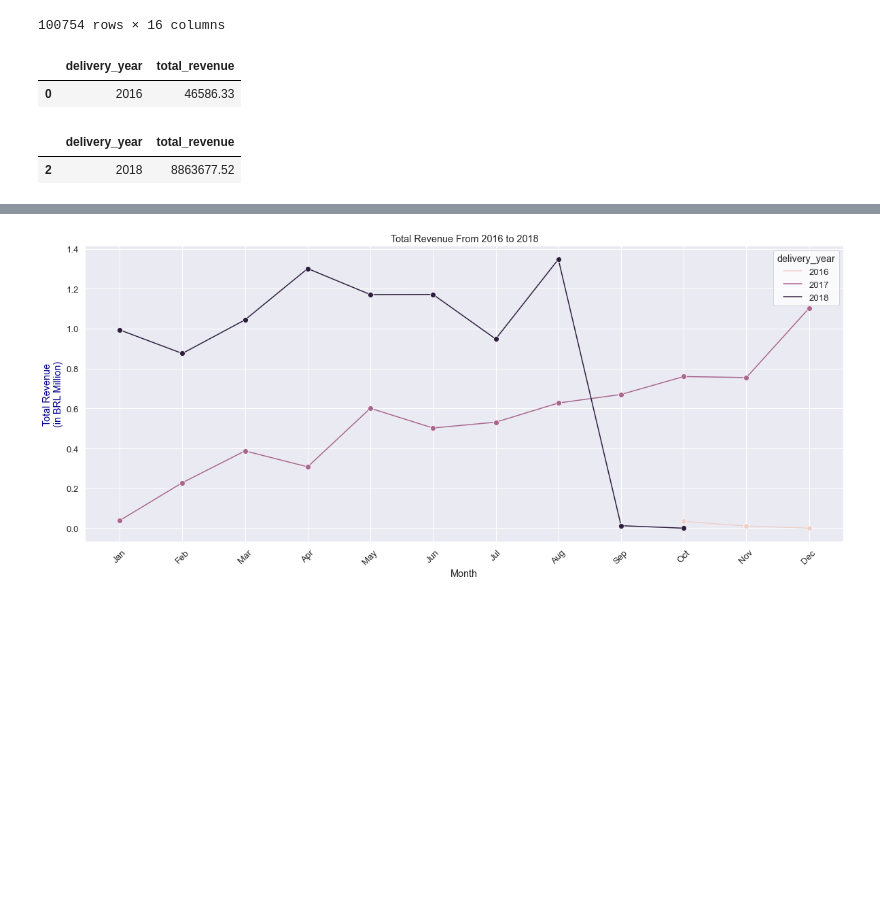
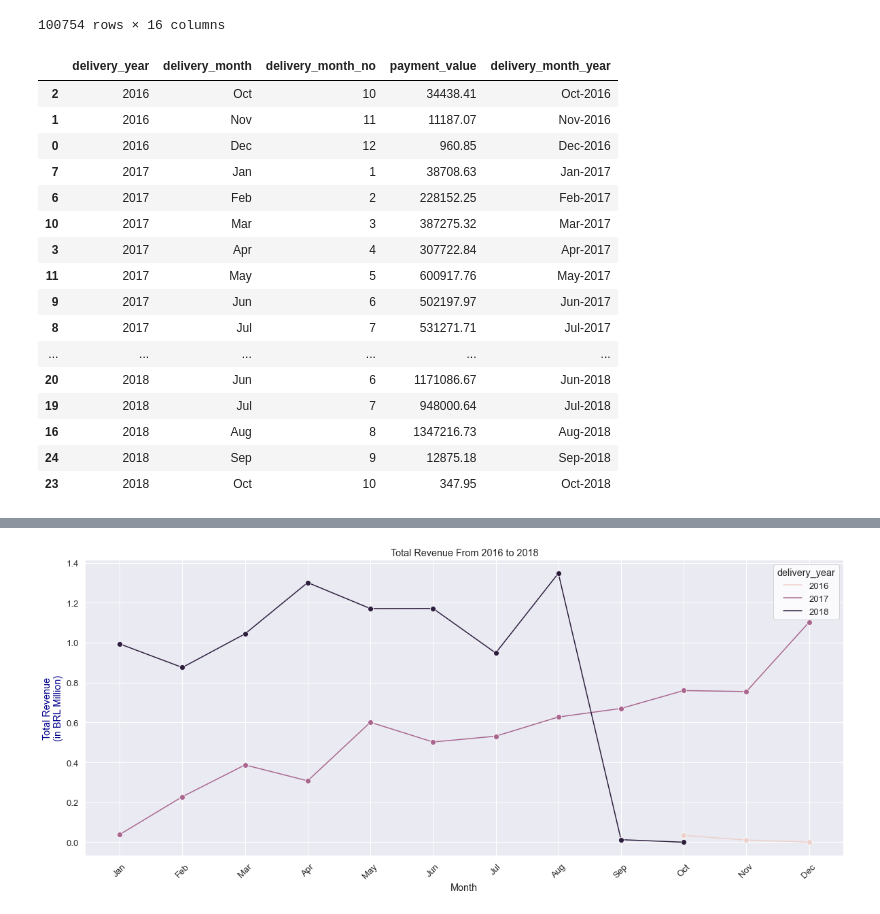
Before and after one commit to fihashim/olist-eda, a Jupyter notebook: olist-eda.ipynb, the cells around one changed output, grey strips where cells are left out. Cells and saved outputs as stored; diff of their text form; code cells hidden in the pictures; blank space fills up the shorter version.

```diff
--- a/olist-eda.ipynb
+++ b/olist-eda.ipynb
@@ -161,14 +161,23 @@ revenue_by_month.rename({'payment_value' : 'total_revenue'}, inplace=True, axis=
 revenue_by_year_and_month = pd.DataFrame(revenue_table.groupby(['delivery_year', 'delivery_month', 'delivery_month_no'])['payment_value'].sum()).reset_index()
 revenue_by_year_and_month['delivery_month_year'] = revenue_by_year_and_month['delivery_month'].map(str)+ '-' +revenue_by_year_and_month['delivery_year'].map(str)
 revenue_by_year_and_month = revenue_by_year_and_month.sort_values(by='delivery_month_no')
-# %%
-# Year 2016 has the lowest revenue.
-display(revenue_by_year[revenue_by_year['total_revenue'] == revenue_by_year['total_revenue'].min()])
-
-# Year 2018 has the highest revenue
-display(revenue_by_year[revenue_by_year['total_revenue'] == revenue_by_year['total_revenue'].max()])
-# %% [output]
-|  | delivery_year | total_revenue |
-| 0 | 2016 | 46586.33 |
-|  | delivery_year | total_revenue |
-| 2 | 2018 | 8863677.52 |
+# %%
+revenue_by_year_and_month
+# %% [output]
+|  | delivery_year | delivery_month | delivery_month_no | payment_value | delivery_month_year |
+| 2 | 2016 | Oct | 10 | 34438.41 | Oct-2016 |
+| 1 | 2016 | Nov | 11 | 11187.07 | Nov-2016 |
+| 0 | 2016 | Dec | 12 | 960.85 | Dec-2016 |
+| 7 | 2017 | Jan | 1 | 38708.63 | Jan-2017 |
+| 6 | 2017 | Feb | 2 | 228152.25 | Feb-2017 |
+| 10 | 2017 | Mar | 3 | 387275.32 | Mar-2017 |
+| 3 | 2017 | Apr | 4 | 307722.84 | Apr-2017 |
+| 11 | 2017 | May | 5 | 600917.76 | May-2017 |
+| 9 | 2017 | Jun | 6 | 502197.97 | Jun-2017 |
+| 8 | 2017 | Jul | 7 | 531271.71 | Jul-2017 |
+| ... | ... | ... | ... | ... | ... |
+| 20 | 2018 | Jun | 6 | 1171086.67 | Jun-2018 |
+| 19 | 2018 | Jul | 7 | 948000.64 | Jul-2018 |
+| 16 | 2018 | Aug | 8 | 1347216.73 | Aug-2018 |
+| 24 | 2018 | Sep | 9 | 12875.18 | Sep-2018 |
+| 23 | 2018 | Oct | 10 | 347.95 | Oct-2018 |
```
Also changed, not shown: parts of 2 cells of this notebook.
